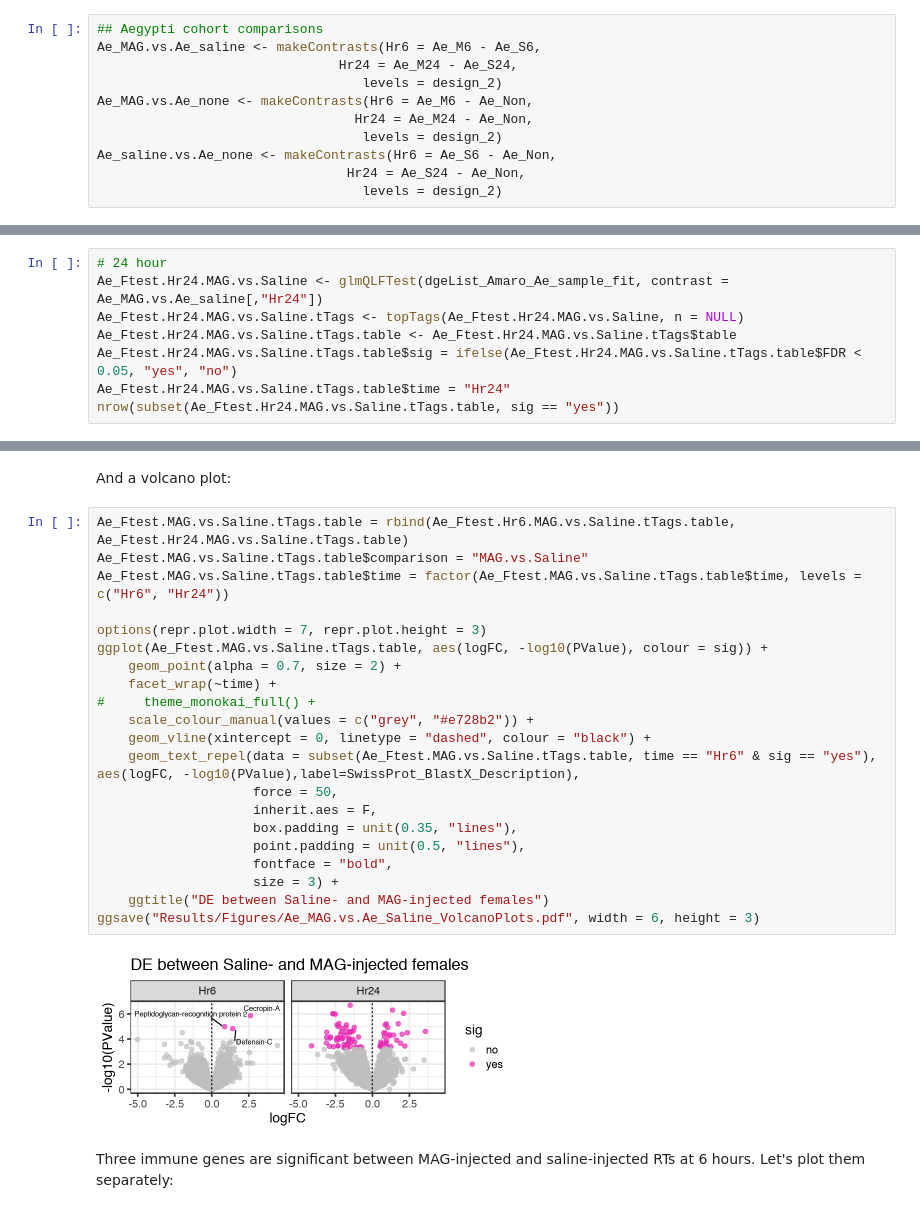
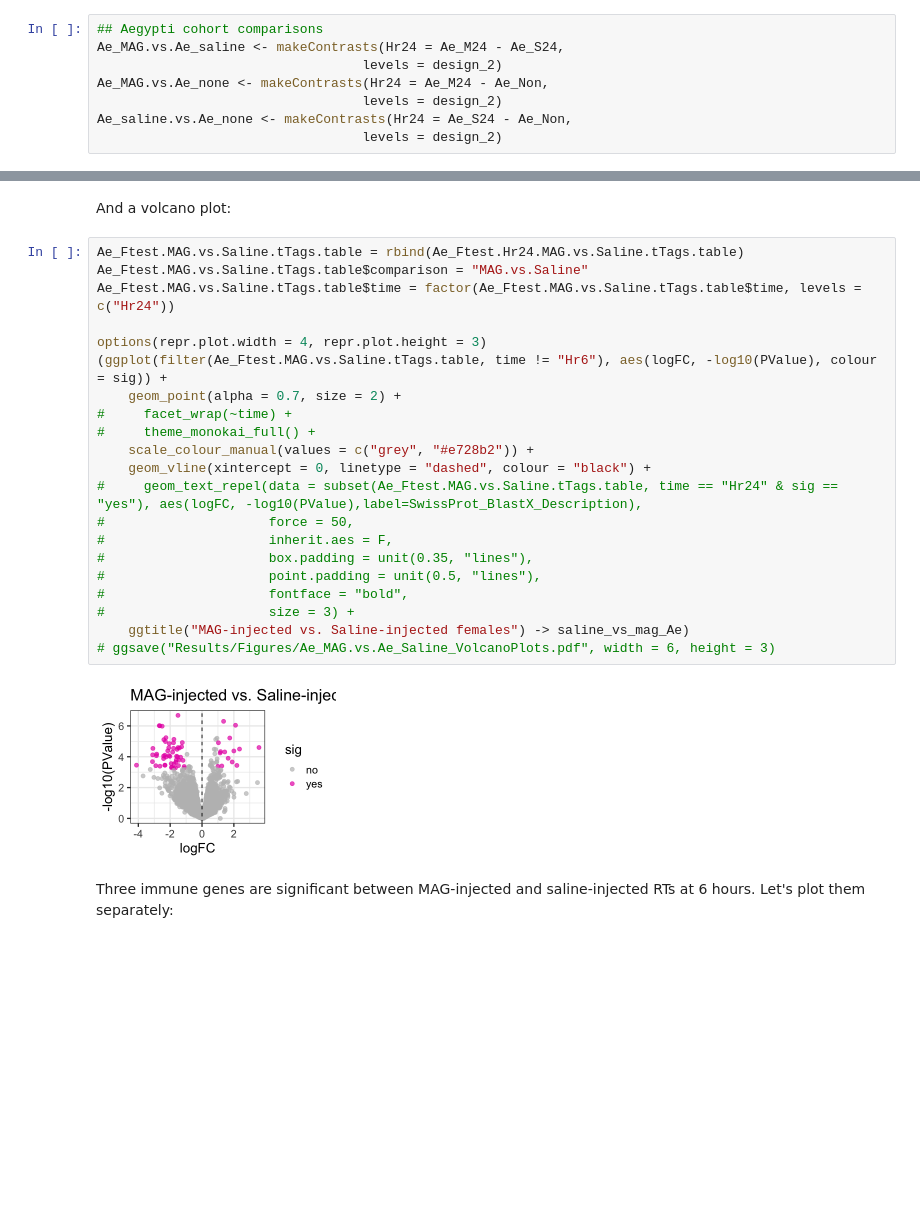
Before and after one commit to YazBraimah/Aegypti_MAG_Saline_RNAseq, a Jupyter notebook: Analysis.ipynb, the cells around one changed output, grey strips where cells are left out. Drawn from its saved outputs; the diff is of its cells as text; blank space fills up the shorter version.

```diff
--- a/Analysis.ipynb
+++ b/Analysis.ipynb
@@ -808,14 +817,11 @@ TRUE
 Define contrasts, first between the treatment categories:
 # %%
 ## Aegypti cohort comparisons
-Ae_MAG.vs.Ae_saline <- makeContrasts(Hr6 = Ae_M6 - Ae_S6,
-                               Hr24 = Ae_M24 - Ae_S24,
+Ae_MAG.vs.Ae_saline <- makeContrasts(Hr24 = Ae_M24 - Ae_S24,
                                   levels = design_2)
-Ae_MAG.vs.Ae_none <- makeContrasts(Hr6 = Ae_M6 - Ae_Non,
-                                 Hr24 = Ae_M24 - Ae_Non,
+Ae_MAG.vs.Ae_none <- makeContrasts(Hr24 = Ae_M24 - Ae_Non,
                                   levels = design_2)
-Ae_saline.vs.Ae_none <- makeContrasts(Hr6 = Ae_S6 - Ae_Non,
-                                Hr24 = Ae_S24 - Ae_Non,
+Ae_saline.vs.Ae_none <- makeContrasts(Hr24 = Ae_S24 - Ae_Non,
                                   levels = design_2)
 # %% [markdown]
 #### The MAG vs. Saline comparison:
@@ -832,8 +837,0 @@ nrow(subset(Ae_Ftest.Hr6.MAG.vs.Saline.tTags.table, sig == "yes"))
-# %%
-# 24 hour
-Ae_Ftest.Hr24.MAG.vs.Saline <- glmQLFTest(dgeList_Amaro_Ae_sample_fit, contrast = Ae_MAG.vs.Ae_saline[,"Hr24"])
-Ae_Ftest.Hr24.MAG.vs.Saline.tTags <- topTags(Ae_Ftest.Hr24.MAG.vs.Saline, n = NULL)
-Ae_Ftest.Hr24.MAG.vs.Saline.tTags.table <- Ae_Ftest.Hr24.MAG.vs.Saline.tTags$table
-Ae_Ftest.Hr24.MAG.vs.Saline.tTags.table$sig = ifelse(Ae_Ftest.Hr24.MAG.vs.Saline.tTags.table$FDR < 0.05, "yes", "no")
-Ae_Ftest.Hr24.MAG.vs.Saline.tTags.table$time = "Hr24"
-nrow(subset(Ae_Ftest.Hr24.MAG.vs.Saline.tTags.table, sig == "yes"))
@@ -861,27 +851,27 @@ ggplot.qq(Ae_Ftest.Hr24.MAG.vs.Saline.tTags.table$PValue, hit.idx = which(Ae_Fte
 # %% [markdown]
 And a volcano plot:
 # %%
-Ae_Ftest.MAG.vs.Saline.tTags.table = rbind(Ae_Ftest.Hr6.MAG.vs.Saline.tTags.table, Ae_Ftest.Hr24.MAG.vs.Saline.tTags.table)
+Ae_Ftest.MAG.vs.Saline.tTags.table = rbind(Ae_Ftest.Hr24.MAG.vs.Saline.tTags.table)
 Ae_Ftest.MAG.vs.Saline.tTags.table$comparison = "MAG.vs.Saline"
-Ae_Ftest.MAG.vs.Saline.tTags.table$time = factor(Ae_Ftest.MAG.vs.Saline.tTags.table$time, levels = c("Hr6", "Hr24"))
+Ae_Ftest.MAG.vs.Saline.tTags.table$time = factor(Ae_Ftest.MAG.vs.Saline.tTags.table$time, levels = c("Hr24"))
 
-options(repr.plot.width = 7, repr.plot.height = 3)
-ggplot(Ae_Ftest.MAG.vs.Saline.tTags.table, aes(logFC, -log10(PValue), colour = sig)) +
+options(repr.plot.width = 4, repr.plot.height = 3)
+(ggplot(filter(Ae_Ftest.MAG.vs.Saline.tTags.table, time != "Hr6"), aes(logFC, -log10(PValue), colour = sig)) +
     geom_point(alpha = 0.7, size = 2) +
-    facet_wrap(~time) +
+#     facet_wrap(~time) +
 #     theme_monokai_full() +
     scale_colour_manual(values = c("grey", "#e728b2")) +
     geom_vline(xintercept = 0, linetype = "dashed", colour = "black") +
-    geom_text_repel(data = subset(Ae_Ftest.MAG.vs.Saline.tTags.table, time == "Hr6" & sig == "yes"), aes(logFC, -log10(PValue),label=SwissProt_BlastX_Description),
-                    force = 50,
-                    inherit.aes = F,
-                    box.padding = unit(0.35, "lines"),
-                    point.padding = unit(0.5, "lines"),
-                    fontface = "bold",
-                    size = 3) +
-    ggtitle("DE between Saline- and MAG-injected females")
-ggsave("Results/Figures/Ae_MAG.vs.Ae_Saline_VolcanoPlots.pdf", width = 6, height = 3)
+#     geom_text_repel(data = subset(Ae_Ftest.MAG.vs.Saline.tTags.table, time == "Hr24" & sig == "yes"), aes(logFC, -log10(PValue),label=SwissProt_BlastX_Description),
+#                     force = 50,
+#                     inherit.aes = F,
+#                     box.padding = unit(0.35, "lines"),
+#                     point.padding = unit(0.5, "lines"),
+#                     fontface = "bold",
+#                     size = 3) +
+    ggtitle("MAG-injected vs. Saline-injected females") -> saline_vs_mag_Ae)
+# ggsave("Results/Figures/Ae_MAG.vs.Ae_Saline_VolcanoPlots.pdf", width = 6, height = 3)
 # %% [output]
-[figure, old version]
+[figure, new version]
 # %% [markdown]
 Three immune genes are significant between MAG-injected and saline-injected RTs at 6 hours. Let's plot them separately:
```
Also changed, not shown: parts of 146 cells of this notebook.
